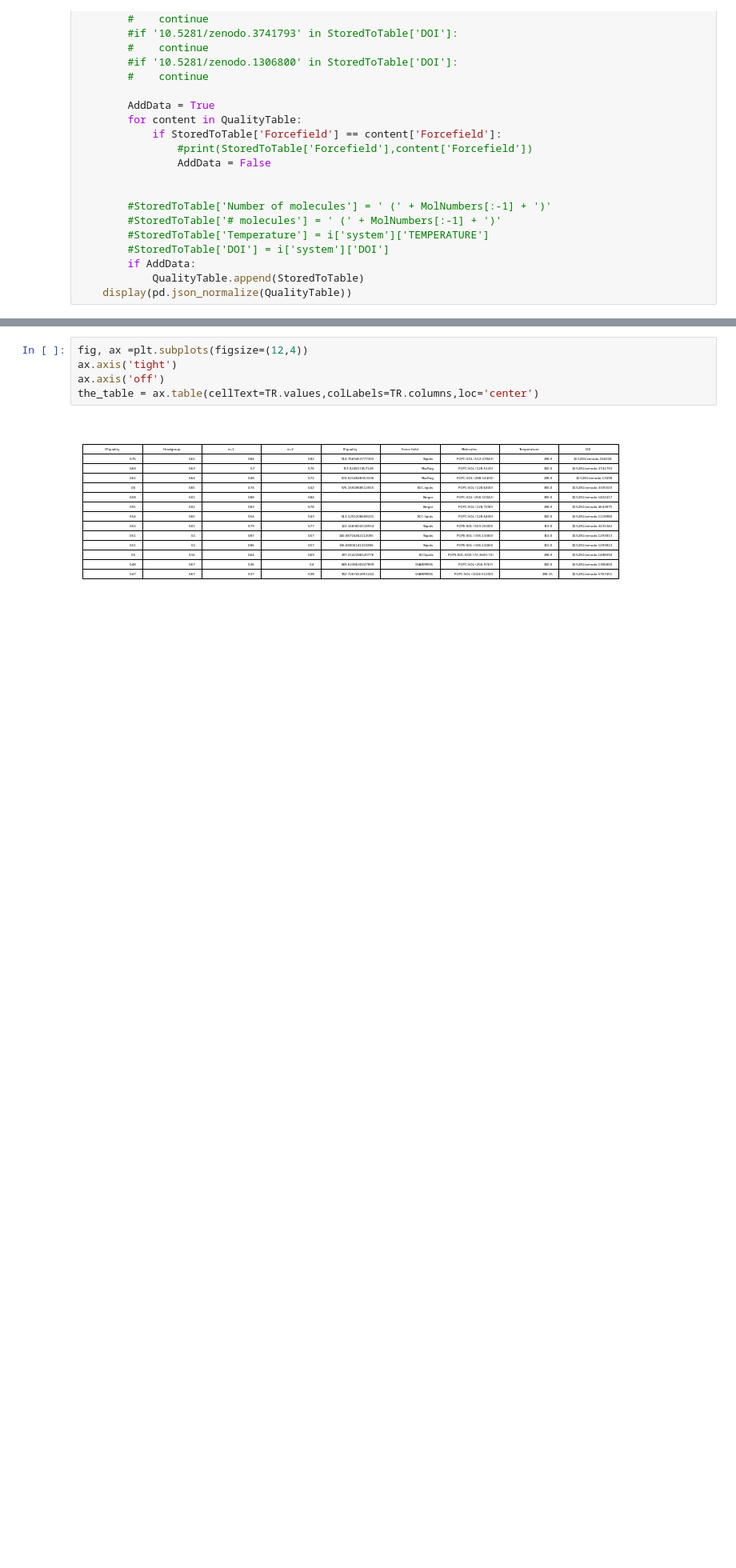
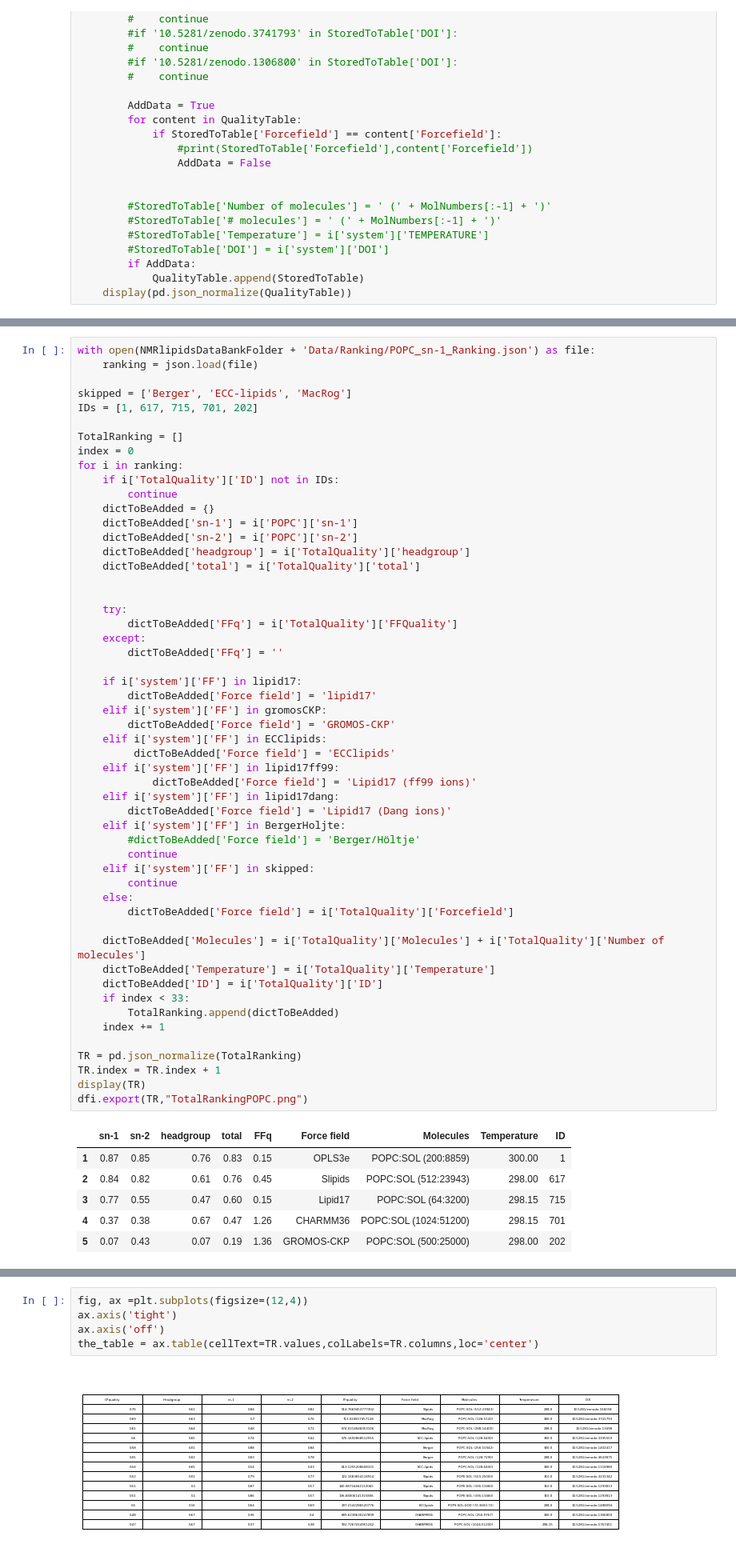
Before and after one commit to NMRLipids/DataBankManuscriptText, a Jupyter notebook: Figures/scripts/RankingTable.ipynb, the cells around one changed output, grey strips where cells are left out. Shown at 80% size. Drawn from its saved outputs; the diff is of its cells as text; blank space fills up the shorter version.

```diff
--- a/Figures/scripts/RankingTable.ipynb
+++ b/Figures/scripts/RankingTable.ipynb
@@ -276,0 +406,60 @@ ranking
+# %%
+with open(NMRlipidsDataBankFolder + 'Data/Ranking/POPC_sn-1_Ranking.json') as file:
+    ranking = json.load(file)
+
+skipped = ['Berger', 'ECC-lipids', 'MacRog']
+IDs = [1, 617, 715, 701, 202]
+
+TotalRanking = []
+index = 0
+for i in ranking:
+    if i['TotalQuality']['ID'] not in IDs:
+        continue
+    dictToBeAdded = {}
+    dictToBeAdded['sn-1'] = i['POPC']['sn-1']
+    dictToBeAdded['sn-2'] = i['POPC']['sn-2']
+    dictToBeAdded['headgroup'] = i['TotalQuality']['headgroup']
+    dictToBeAdded['total'] = i['TotalQuality']['total']
+
+
+    try:
+        dictToBeAdded['FFq'] = i['TotalQuality']['FFQuality']
+    except:
+        dictToBeAdded['FFq'] = ''
+
+    if i['system']['FF'] in lipid17:
+        dictToBeAdded['Force field'] = 'lipid17'
+    elif i['system']['FF'] in gromosCKP:
+        dictToBeAdded['Force field'] = 'GROMOS-CKP'
+    elif i['system']['FF'] in ECClipids:
+         dictToBeAdded['Force field'] = 'ECClipids'
+    elif i['system']['FF'] in lipid17ff99:
+            dictToBeAdded['Force field'] = 'Lipid17 (ff99 ions)'
+    elif i['system']['FF'] in lipid17dang:
+        dictToBeAdded['Force field'] = 'Lipid17 (Dang ions)'
+    elif i['system']['FF'] in BergerHoljte:
+        #dictToBeAdded['Force field'] = 'Berger/Höltje'
+        continue
+    elif i['system']['FF'] in skipped:
+        continue
+    else:
+        dictToBeAdded['Force field'] = i['TotalQuality']['Forcefield']
+
+    dictToBeAdded['Molecules'] = i['TotalQuality']['Molecules'] + i['TotalQuality']['Number of molecules']
+    dictToBeAdded['Temperature'] = i['TotalQuality']['Temperature']
+    dictToBeAdded['ID'] = i['TotalQuality']['ID']
+    if index < 33:
+        TotalRanking.append(dictToBeAdded)
+    index += 1
+
+TR = pd.json_normalize(TotalRanking)
+TR.index = TR.index + 1
+display(TR)
+dfi.export(TR,"TotalRankingPOPC.png")
+# %% [output]
+|  | sn-1 | sn-2 | headgroup | total | FFq | Force field | Molecules | Temperature | ID |
+| 1 | 0.87 | 0.85 | 0.76 | 0.83 | 0.15 | OPLS3e | POPC:SOL (200:8859) | 300.00 | 1 |
+| 2 | 0.84 | 0.82 | 0.61 | 0.76 | 0.45 | Slipids | POPC:SOL (512:23943) | 298.00 | 617 |
+| 3 | 0.77 | 0.55 | 0.47 | 0.60 | 0.15 | Lipid17 | POPC:SOL (64:3200) | 298.15 | 715 |
+| 4 | 0.37 | 0.38 | 0.67 | 0.47 | 1.26 | CHARMM36 | POPC:SOL (1024:51200) | 298.15 | 701 |
+| 5 | 0.07 | 0.43 | 0.07 | 0.19 | 1.36 | GROMOS-CKP | POPC:SOL (500:25000) | 298.00 | 202 |
```
Also changed, not shown: parts of 12 cells of this notebook, 7 other files.
